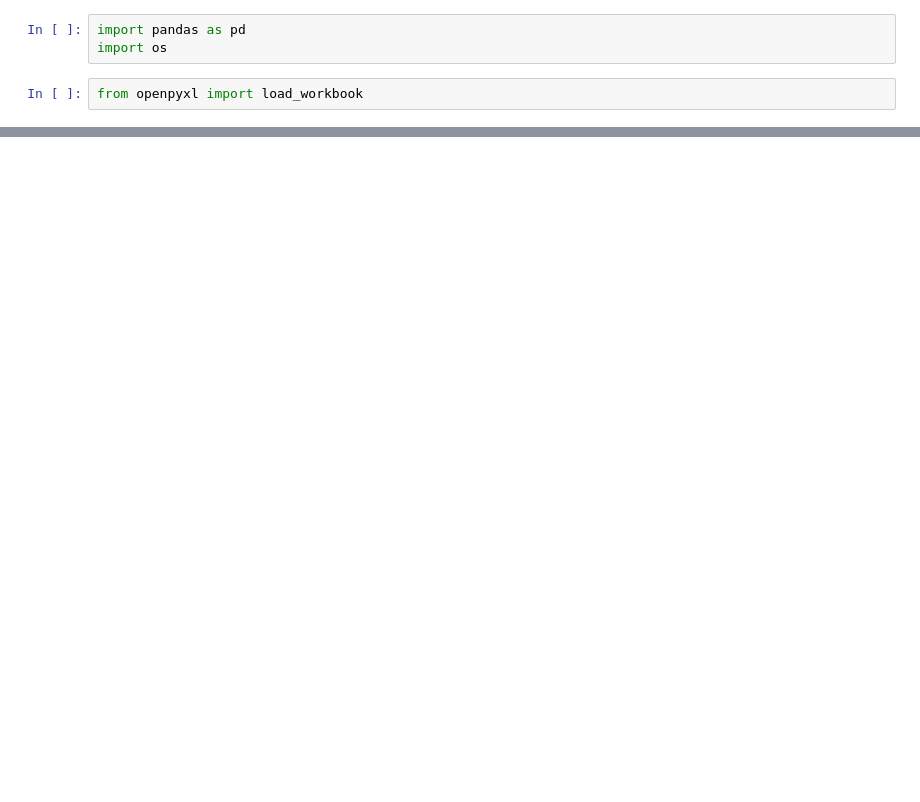
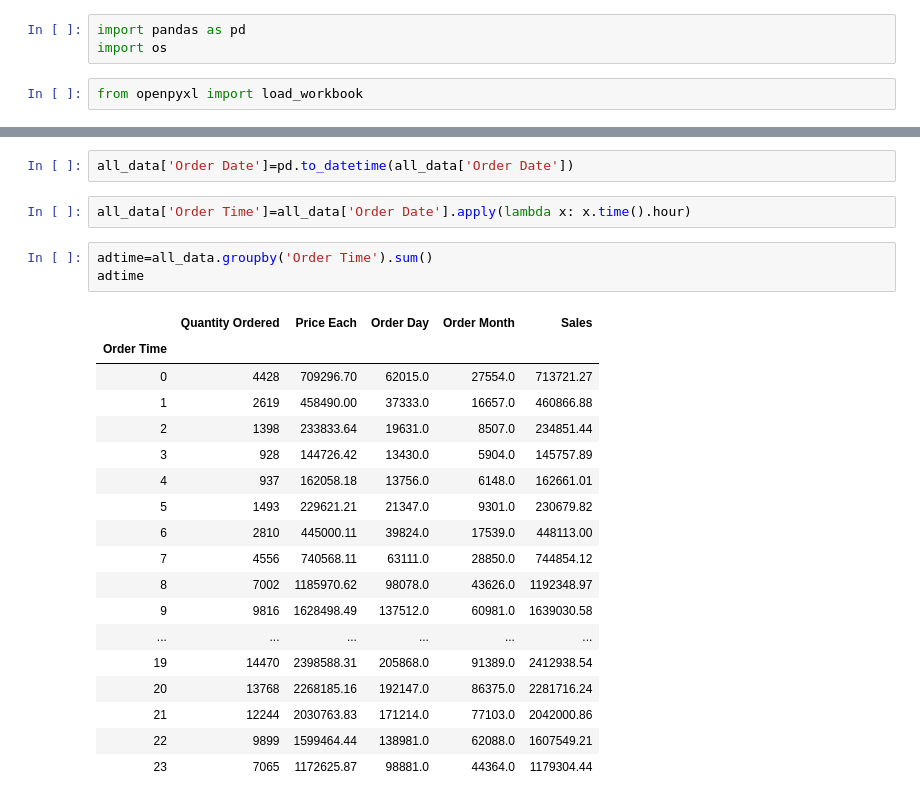
Before and after one commit to bipinyadu89/Pandas-Data-Science-Tasks, a Jupyter notebook: Sales Analysis.ipynb, the cells around one changed output, grey strips where cells are left out. Saved outputs shown, nothing was run; the diff lists cells and outputs as text; blank space fills up the shorter version.

```diff
--- a/Sales Analysis.ipynb
+++ b/Sales Analysis.ipynb
@@ -16,0 +127,26 @@ data.tail()
+# %%
+all_data['Order Date']=pd.to_datetime(all_data['Order Date'])
+# %%
+all_data['Order Time']=all_data['Order Date'].apply(lambda x: x.time().hour)
+# %%
+adtime=all_data.groupby('Order Time').sum()
+adtime
+# %% [output]
+|  | Quantity Ordered | Price Each | Order Day | Order Month | Sales |
+| Order Time |  |  |  |  |  |
+| 0 | 4428 | 709296.70 | 62015.0 | 27554.0 | 713721.27 |
+| 1 | 2619 | 458490.00 | 37333.0 | 16657.0 | 460866.88 |
+| 2 | 1398 | 233833.64 | 19631.0 | 8507.0 | 234851.44 |
+| 3 | 928 | 144726.42 | 13430.0 | 5904.0 | 145757.89 |
+| 4 | 937 | 162058.18 | 13756.0 | 6148.0 | 162661.01 |
+| 5 | 1493 | 229621.21 | 21347.0 | 9301.0 | 230679.82 |
+| 6 | 2810 | 445000.11 | 39824.0 | 17539.0 | 448113.00 |
+| 7 | 4556 | 740568.11 | 63111.0 | 28850.0 | 744854.12 |
+| 8 | 7002 | 1185970.62 | 98078.0 | 43626.0 | 1192348.97 |
+| 9 | 9816 | 1628498.49 | 137512.0 | 60981.0 | 1639030.58 |
+| ... | ... | ... | ... | ... | ... |
+| 19 | 14470 | 2398588.31 | 205868.0 | 91389.0 | 2412938.54 |
+| 20 | 13768 | 2268185.16 | 192147.0 | 86375.0 | 2281716.24 |
+| 21 | 12244 | 2030763.83 | 171214.0 | 77103.0 | 2042000.86 |
+| 22 | 9899 | 1599464.44 | 138981.0 | 62088.0 | 1607549.21 |
+| 23 | 7065 | 1172625.87 | 98881.0 | 44364.0 | 1179304.44 |
```
Also changed, not shown: parts of 32 cells of this notebook.
